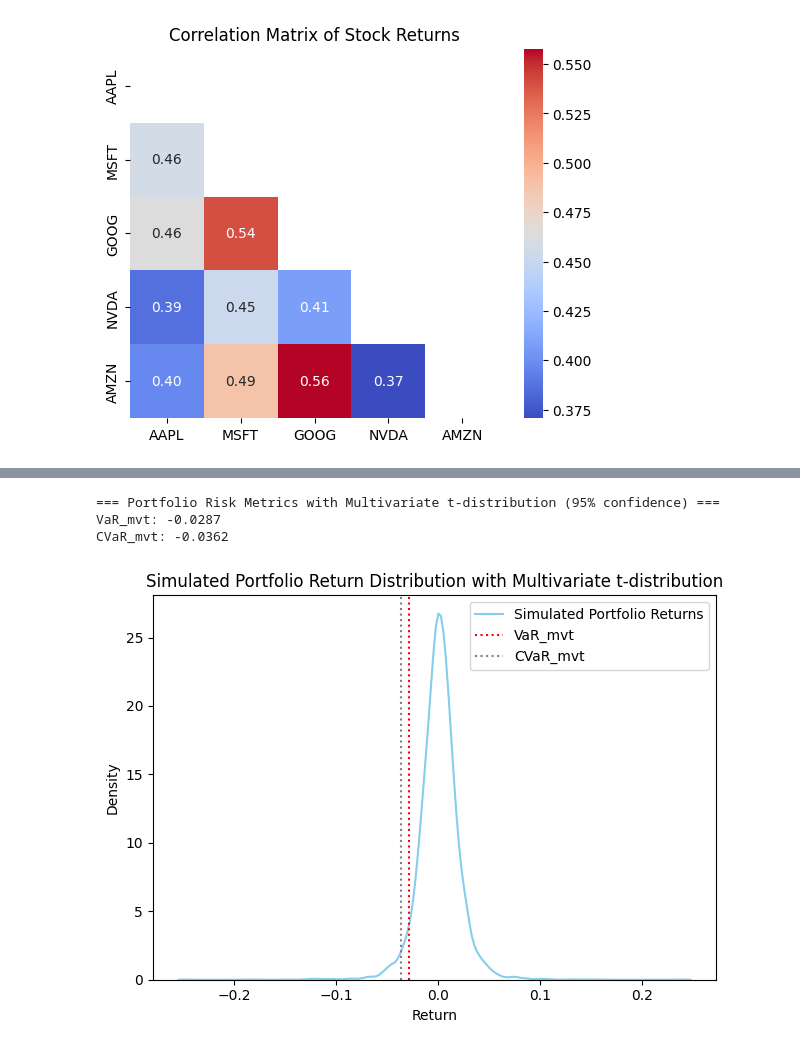
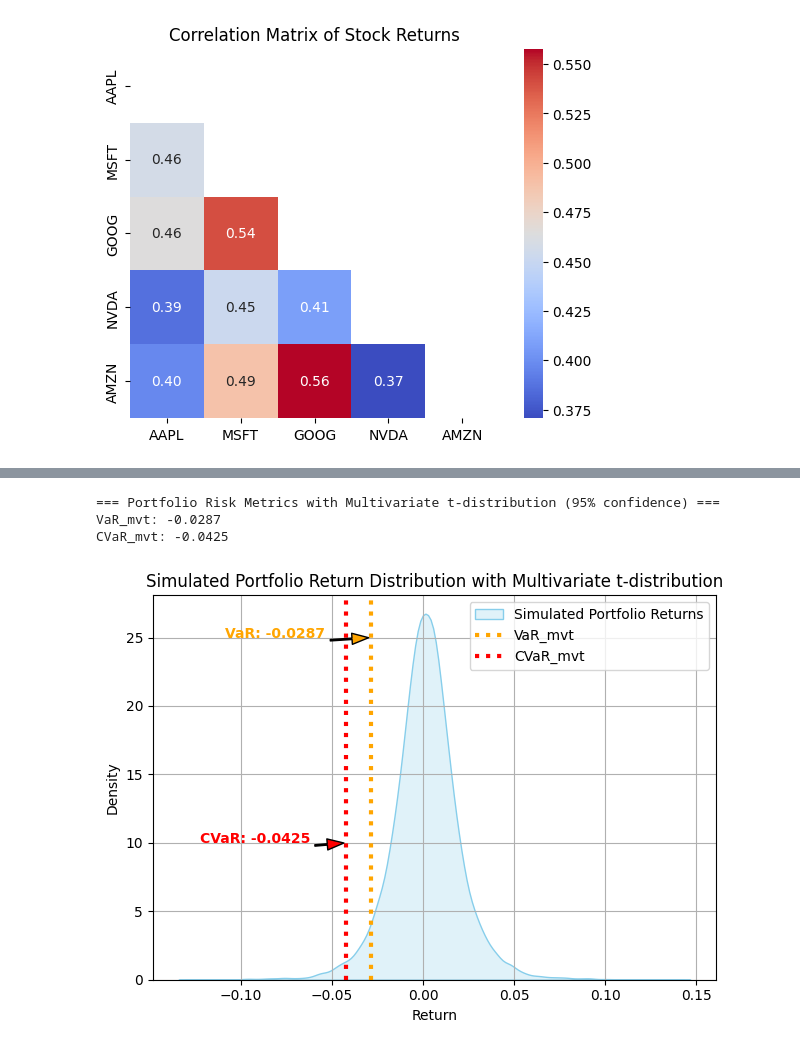
Before and after one commit to manipuppeteer/Finance-Projects, a Jupyter notebook: VaR & CVaR modelling/VaR_daily.ipynb, the cells around one changed output, grey strips where cells are left out. Saved outputs shown, nothing was run; the diff lists cells and outputs as text; code cells hidden in the pictures.

```diff
--- a/VaR & CVaR modelling/VaR_daily.ipynb
+++ b/VaR & CVaR modelling/VaR_daily.ipynb
@@ -331,20 +352,3 @@ scaling = np.sqrt(g)[:, None]  # reshape for broadcasting
 
 # Simulate multivariate t
 mvt_samples = mean_vec + (z - mean_vec) / scaling  # shape: (n_samples, n_assets)
-# %%
-#mvt_samples.shape
-portfolio_returns_mvt = mvt_samples.dot(weights)
-portfolio_returns_normal= z.dot(weights)  # shape: (n_samples,)
-
-sns.kdeplot(portfolio_returns_mvt, color='red', label='Simulated Portfolio Returns with t-distribution')
-sns.kdeplot(portfolio_returns_normal, color='skyblue', label='Simulated Portfolio Returns with Normal distribution')
-sns.kdeplot(portfolio_returns, color='green', fill=False, alpha=0.7, label='Historical Portfolio Returns KDE')
-#plt.plot(x, , 'g--', label=f'Multivariate normal-distribution PDF (df={df:.1f})')
-plt.title('Simulated Portfolio Returns from Multivariate normal and t distributions')
-plt.xlim(-0.1, 0.1)
-#plt.ylim(0,1)
-plt.xlabel('Return')
-plt.ylabel('Density')
-plt.legend(loc = (1,1))
-plt.tight_layout()
-plt.show()
@@ -353,24 +355,43 @@ plt.show()
 # %%
 VaR_mvt = np.percentile(portfolio_returns_mvt, (1-confidence_level)*100)
-CVaR_mvt = portfolio_returns_mvt[portfolio_returns_mvt <= VaR_mvn].mean()
+CVaR_mvt = portfolio_returns_mvt[portfolio_returns_mvt <= VaR_mvt].mean()
 print(f"=== Portfolio Risk Metrics with Multivariate t-distribution ({confidence_level*100:.0f}% confidence) ===")
 print(f"VaR_mvt: {VaR_mvt:.4f}")
 print(f"CVaR_mvt: {CVaR_mvt:.4f}")
 # Dashboard plot
 x = np.linspace(-0.1, 0.1, 1000)
-sns.kdeplot(portfolio_returns_mvt, fill=False, color='skyblue', label='Simulated Portfolio Returns')
+sns.kdeplot(portfolio_returns_mvt, fill=True, color='skyblue', label='Simulated Portfolio Returns')
 #plt.plot(x, no.pdf(x, df, loc=loc, scale=scale), 'g--', label=f't-distribution PDF (df={df:.1f})')
-plt.axvline(VaR_mvt, color='red', linestyle=':', label='VaR_mvt')
-plt.axvline(CVaR_mvt, color='grey', linestyle=':', label='CVaR_mvt')
+plt.axvline(VaR_mvt, color='orange', linestyle=':', linewidth = 3, label='VaR_mvt')
+plt.axvline(CVaR_mvt, color='red', linestyle=':', linewidth = 3, label='CVaR_mvt')
+plt.annotate(
+    f'VaR: {VaR_mvt:.4f}',
+    xy=(VaR_mvt, 25),
+    xytext=(VaR_mvt-0.08, 25),
+    arrowprops=dict(facecolor='orange', shrink=0.05, width=1, headwidth=8),
+    color='orange',
+    fontsize=10,
+    fontweight='bold'
+)
+plt.annotate(
+    f'CVaR: {CVaR_mvt:.4f}',
+    xy=(CVaR_mvt, 10),
+    xytext=(CVaR_mvt-0.08, 10),
+    arrowprops=dict(facecolor='red', shrink=0.05, width=1, headwidth=8),
+    color='red',
+    fontsize=10,
+    fontweight='bold'
+)
 plt.title('Simulated Portfolio Return Distribution with Multivariate t-distribution')
 plt.legend()
 #plt.xlim(-1,1)
 plt.xlabel('Return')
 plt.ylabel('Density')
+plt.grid(True)
 plt.tight_layout()
 plt.show()
 # %% [output]
 === Portfolio Risk Metrics with Multivariate t-distribution (95% confidence) ===
 VaR_mvt: -0.0287
-CVaR_mvt: -0.0362
+CVaR_mvt: -0.0425
-[figure, old version]
+[figure, new version]
```
Also changed, not shown: parts of 16 cells of this notebook.
